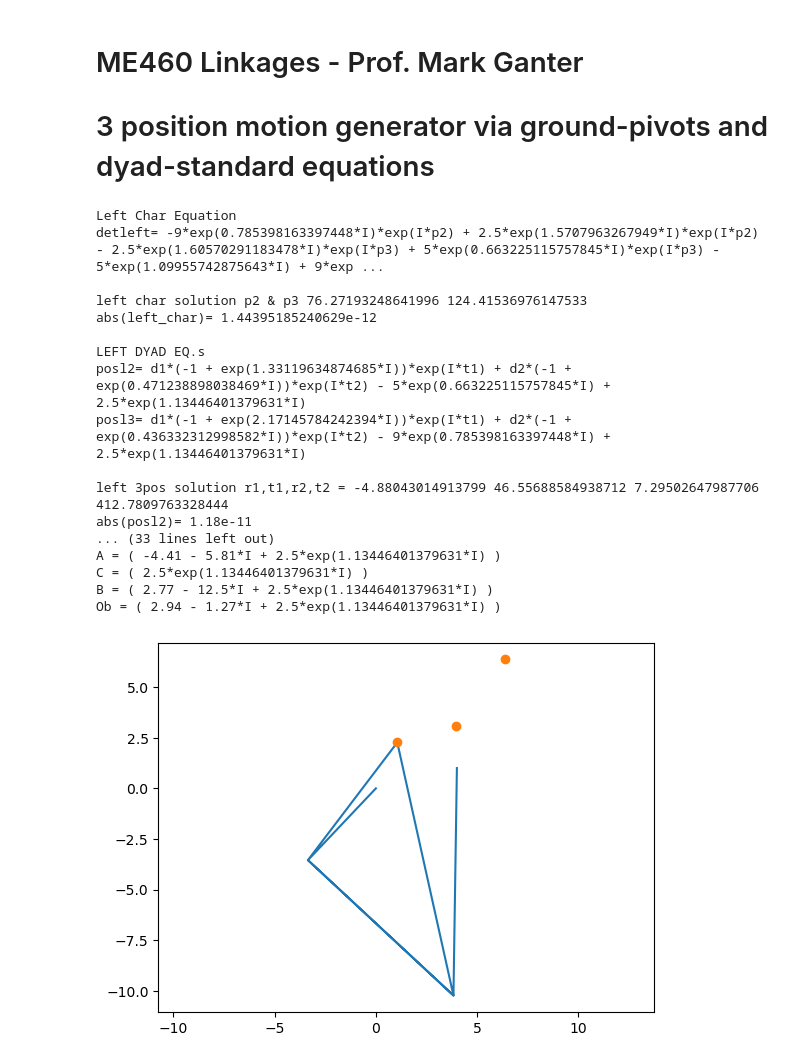
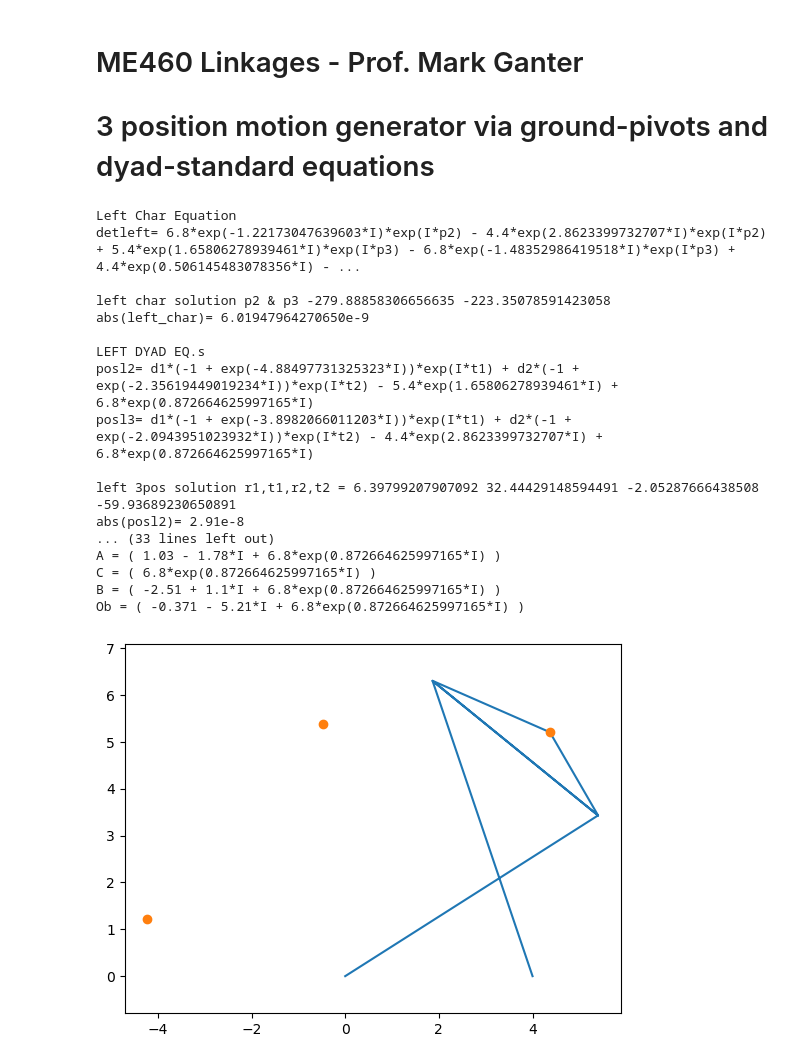
Before and after one commit to Leviticoos/Linkages, a Jupyter notebook: HW7/HW7-8-17.ipynb, the cells around one changed output. Drawn from its saved outputs; the diff is of its cells as text; code cells hidden in the pictures.

```diff
--- a/HW7/HW7-8-17.ipynb
+++ b/HW7/HW7-8-17.ipynb
@@ -23,11 +23,11 @@ r4 = d4*exp(I*t4)
 #Set up origins, critical points, to then calculate p's and q'S
 #origins
 oa = 0 + 0*I
-ob = 4 + 1*I
+ob = 4 + 0 *I
 #cs and angles
-c1 = 2.5*exp(radians(65)*I)
-c2 = 5*exp(radians(38)*I)
-c3 = 9*exp(radians(45)*I)
+c1 = 6.8*exp(radians(50)*I)
+c2 = 5.4*exp(radians(95)*I)
+c3 = 4.4*exp(radians(164)*I)
 
 # set up P's & Q's
 pp1 = c1 -oa
@@ -43,8 +43,8 @@ del2 = pp2-pp1
 del3 = pp3-pp1
 
 # set up the gamma's
-g2 = radians(27)
-g3 = radians(25)
+g2 = -radians(90+45)
+g3 = -radians(45+90-15)
 
 
 # LEFT SIDE #
@@ -143,45 +143,45 @@ print("R4 = (",evalr4,")  (", abs(evalr4),"@",degrees(arg(evalr4)),"degs)")
 print("R5 = (",evalr5,")  (", abs(evalr5),"@",degrees(arg(evalr5)),"degs)")
 print("R6 = (",evalr6,")  (", abs(evalr6),"@",degrees(arg(evalr6)),"degs)")
 print()
 
 evalOa = pp1-evalr2-evalr1
 evalA = pp1-evalr2
 evalB = pp1-evalr4
 c = pp1
 evalOb = pp1-evalr4-evalr3
 
 print("Oa = (",evalOa,")")
 print("A = (",evalA,")")
 print("C = (",pp1,")")
 print("B = (",evalB,")")
 print("Ob = (",evalOb,")")
 
 # call matplotlib routines for a scatter plot
 fig, ax = plt.subplots()
 ax.plot([re(evalOa),re(evalA),re(pp1),re(evalB),re(evalA),re(evalB),re(evalOb)],
     [im(evalOa),im(evalA),im(pp1),im(evalB),im(evalA),im(evalB),im(evalOb)],
     [re(pp1),re(pp2),re(pp3)],[im(pp1),im(pp2),im(pp3)],'o',)
 ax.set_aspect('equal',adjustable='datalim')
 plt.show()
 # %% [output]
 Left Char Equation
-detleft= -9*exp(0.785398163397448*I)*exp(I*p2) + 2.5*exp(1.5707963267949*I)*exp(I*p2) - 2.5*exp(1.60570291183478*I)*exp(I*p3) + 5*exp(0.663225115757845*I)*exp(I*p3) - 5*exp(1.09955742875643*I) + 9*exp ...
+detleft= 6.8*exp(-1.22173047639603*I)*exp(I*p2) - 4.4*exp(2.8623399732707*I)*exp(I*p2) + 5.4*exp(1.65806278939461*I)*exp(I*p3) - 6.8*exp(-1.48352986419518*I)*exp(I*p3) + 4.4*exp(0.506145483078356*I) - ...
 
-left char solution p2 & p3 76.27193248641996 124.41536976147533
-abs(left_char)= 1.44395185240629e-12
+left char solution p2 & p3 -279.88858306656635 -223.35078591423058
+abs(left_char)= 6.01947964270650e-9
 
 LEFT DYAD EQ.s
-posl2= d1*(-1 + exp(1.33119634874685*I))*exp(I*t1) + d2*(-1 + exp(0.471238898038469*I))*exp(I*t2) - 5*exp(0.663225115757845*I) + 2.5*exp(1.13446401379631*I)
-posl3= d1*(-1 + exp(2.17145784242394*I))*exp(I*t1) + d2*(-1 + exp(0.436332312998582*I))*exp(I*t2) - 9*exp(0.785398163397448*I) + 2.5*exp(1.13446401379631*I)
+posl2= d1*(-1 + exp(-4.88497731325323*I))*exp(I*t1) + d2*(-1 + exp(-2.35619449019234*I))*exp(I*t2) - 5.4*exp(1.65806278939461*I) + 6.8*exp(0.872664625997165*I)
+posl3= d1*(-1 + exp(-3.8982066011203*I))*exp(I*t1) + d2*(-1 + exp(-2.0943951023932*I))*exp(I*t2) - 4.4*exp(2.8623399732707*I) + 6.8*exp(0.872664625997165*I)
 
-left 3pos solution r1,t1,r2,t2 = -4.88043014913799 46.55688584938712 7.29502647987706 412.7809763328444
-abs(posl2)= 1.18e-11
+left 3pos solution r1,t1,r2,t2 = 6.39799207907092 32.44429148594491 -2.05287666438508 -59.93689230650891
+abs(posl2)= 2.91e-8
 ... (33 lines left out)
-A = ( -4.41 - 5.81*I + 2.5*exp(1.13446401379631*I) )
-C = ( 2.5*exp(1.13446401379631*I) )
-B = ( 2.77 - 12.5*I + 2.5*exp(1.13446401379631*I) )
-Ob = ( 2.94 - 1.27*I + 2.5*exp(1.13446401379631*I) )
+A = ( 1.03 - 1.78*I + 6.8*exp(0.872664625997165*I) )
+C = ( 6.8*exp(0.872664625997165*I) )
+B = ( -2.51 + 1.1*I + 6.8*exp(0.872664625997165*I) )
+Ob = ( -0.371 - 5.21*I + 6.8*exp(0.872664625997165*I) )
-[figure, old version]
+[figure, new version]
 # %%
 #This linkage simulation script is made by Leviticus Rhoden, build off of Mark Gartner's Base
 #Linkages Graphics 2.1
```
Also changed, not shown: parts of 1 cell of this notebook, 1 other file.
